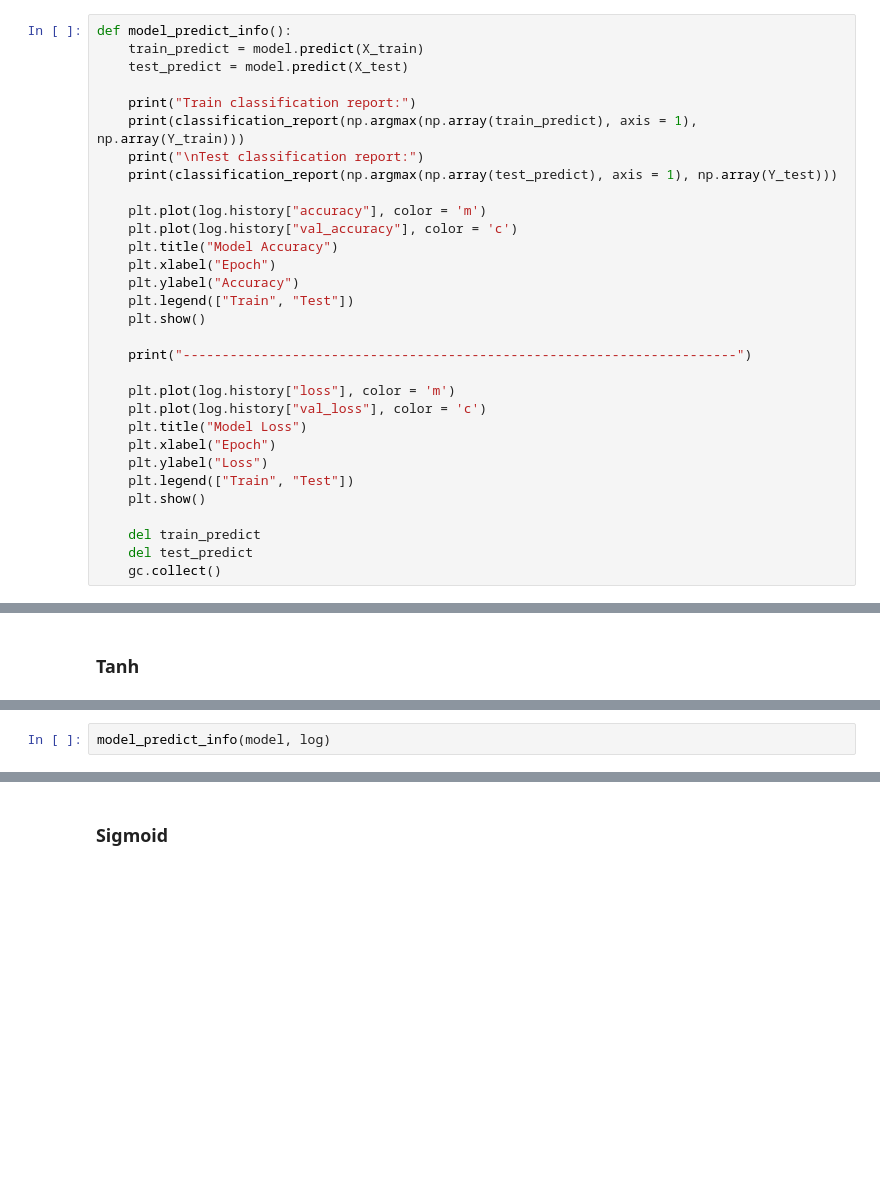
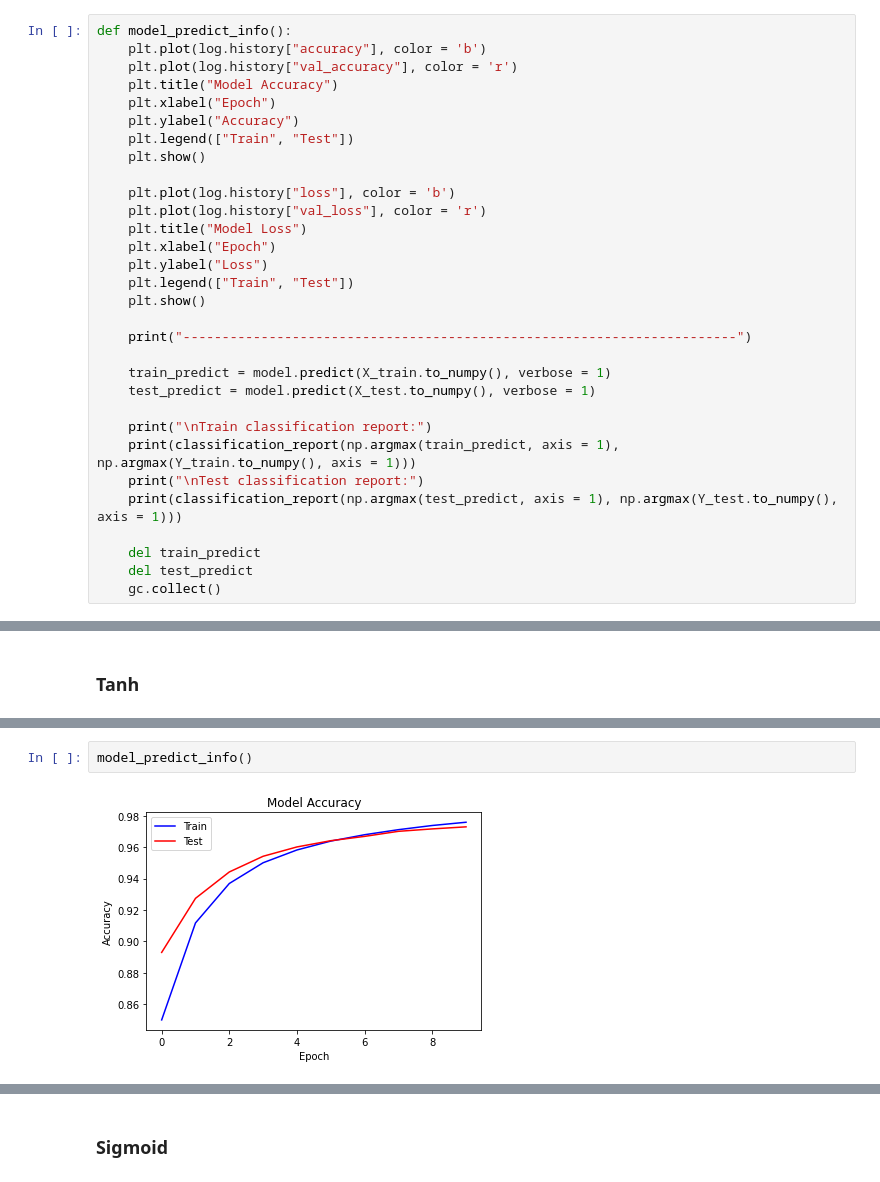
Before and after one commit to mohammadsaadati80/A-Z-Handwritten-Alphabets-Neural-Network, a Jupyter notebook: AI-CA5-P2.ipynb, the cells around one changed output, grey strips where cells are left out. Saved outputs shown, nothing was run; the diff lists cells and outputs as text; blank space fills up the shorter version.

```diff
--- a/AI-CA5-P2.ipynb
+++ b/AI-CA5-P2.ipynb
@@ -305,32 +328,32 @@ utils.plot_model(model, show_shapes=True, expand_nested=True)
 [figure]
 # %%
 def model_predict_info():
-    train_predict = model.predict(X_train)
-    test_predict = model.predict(X_test)
-
-    print("Train classification report:")
-    print(classification_report(np.argmax(np.array(train_predict), axis = 1), np.array(Y_train)))
-    print("\nTest classification report:")
-    print(classification_report(np.argmax(np.array(test_predict), axis = 1), np.array(Y_test)))
-
-    plt.plot(log.history["accuracy"], color = 'm')
-    plt.plot(log.history["val_accuracy"], color = 'c')
+    plt.plot(log.history["accuracy"], color = 'b')
+    plt.plot(log.history["val_accuracy"], color = 'r')
     plt.title("Model Accuracy")
     plt.xlabel("Epoch")
     plt.ylabel("Accuracy")
     plt.legend(["Train", "Test"])
     plt.show()
 
-    print("-----------------------------------------------------------------------")
-
-    plt.plot(log.history["loss"], color = 'm')
-    plt.plot(log.history["val_loss"], color = 'c')
+    plt.plot(log.history["loss"], color = 'b')
+    plt.plot(log.history["val_loss"], color = 'r')
     plt.title("Model Loss")
     plt.xlabel("Epoch")
     plt.ylabel("Loss")
     plt.legend(["Train", "Test"])
     plt.show()
 
+    print("-----------------------------------------------------------------------")
+
+    train_predict = model.predict(X_train.to_numpy(), verbose = 1)
+    test_predict = model.predict(X_test.to_numpy(), verbose = 1)
+
+    print("\nTrain classification report:")
+    print(classification_report(np.argmax(train_predict, axis = 1), np.argmax(Y_train.to_numpy(), axis = 1)))
+    print("\nTest classification report:")
+    print(classification_report(np.argmax(test_predict, axis = 1), np.argmax(Y_test.to_numpy(), axis = 1)))
+
     del train_predict
     del test_predict
     gc.collect()
@@ -370,2 +455,4 @@ log = model.fit(X_train, Y_train, validation_data=(X_test, Y_test) , epochs = 10
 # %%
-model_predict_info(model, log)
+model_predict_info()
+# %% [output]
+[figure, added]
```
Also changed, not shown: parts of 31 cells of this notebook, 1 other file.
